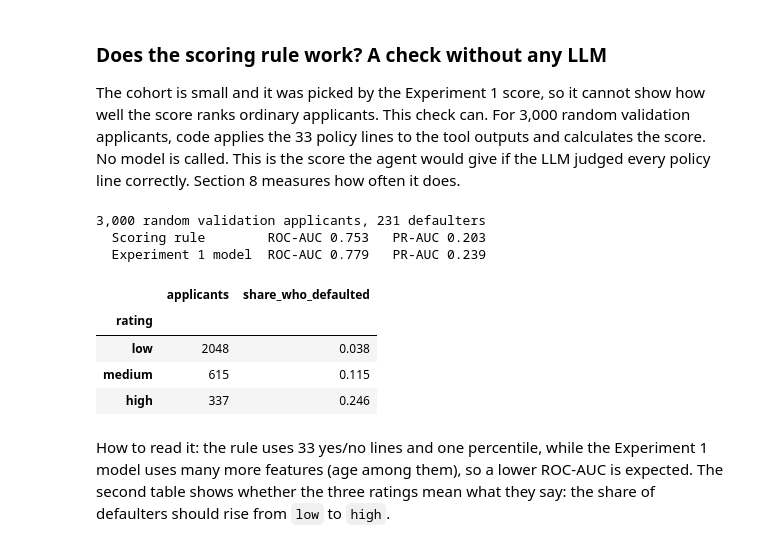
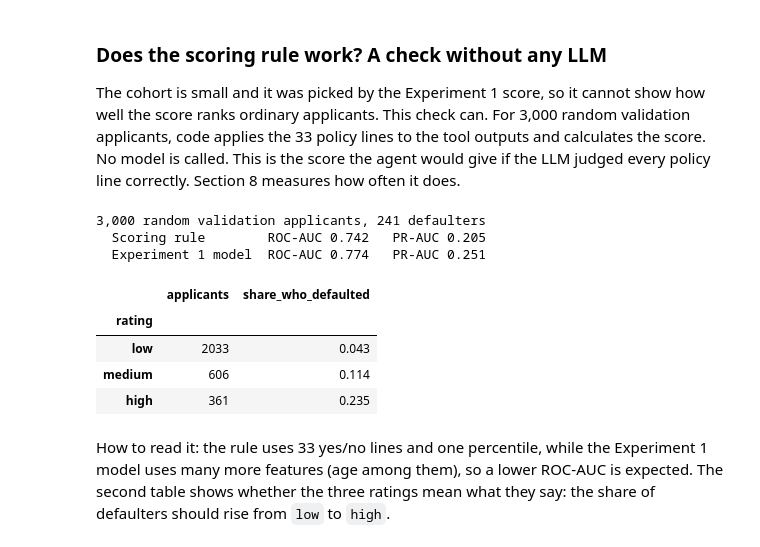
Before and after one commit to RaUzenL/bt4012_group6, a Jupyter notebook: Exp_3/exp3.ipynb, the cells around one changed output. Saved outputs shown, nothing was run; the diff lists cells and outputs as text; code cells hidden in the pictures.

```diff
--- a/Exp_3/exp3.ipynb
+++ b/Exp_3/exp3.ipynb
@@ -63,7 +63,7 @@ SHARED = tools.find_shared_folder()
 sys.path.insert(0, str(SHARED / "exp3"))
 import eval_exp3 as ev
 
-EXP1_SCORES = HERE.parent / "Exp_1" / "exp1_test_scores.csv"
+EXP1_SCORES = HERE.parent / "Exp_1" / "exp1_outputs" / "best_model_scores.csv"   # Experiment 1's final model
 DATA_FOLDER = HERE / "data"
 RUNS_FOLDER = HERE / "runs"
 RESULTS_FOLDER = HERE / "results"
@@ -305,31 +312,33 @@ policy line correctly. Section 8 measures how often it does.
 # %%
 from sklearn.metrics import average_precision_score, roc_auc_score
 
+all_scores = ev.load_predictions(EXP1_SCORES)          # Experiment 1's final model
+validation = all_scores[all_scores["split"] == "val"].sort_values("SK_ID_CURR")
 validation_sample = validation["SK_ID_CURR"].sample(3000, random_state=42).tolist()
 rule_scores = grading.score_rule_table(validation_sample, SHARED)
 rule_scores = rule_scores.merge(grading.load_targets(validation_sample, SHARED), on="SK_ID_CURR")
 rule_scores = rule_scores.merge(all_scores[["SK_ID_CURR", "score"]], on="SK_ID_CURR")
 
 print("3,000 random validation applicants, {0} defaulters".format(int(rule_scores["TARGET"].sum())))
 print("  Scoring rule        ROC-AUC {0:.3f}   PR-AUC {1:.3f}".format(
     roc_auc_score(rule_scores["TARGET"], rule_scores["rule_score"]),
     average_precision_score(rule_scores["TARGET"], rule_scores["rule_score"])))
 print("  Experiment 1 model  ROC-AUC {0:.3f}   PR-AUC {1:.3f}".format(
     roc_auc_score(rule_scores["TARGET"], rule_scores["score"]),
     average_precision_score(rule_scores["TARGET"], rule_scores["score"])))
 
 rating_check = rule_scores.groupby("rating")["TARGET"].agg(["size", "mean"]).loc[["low", "medium", "high"]]
 rating_check.columns = ["applicants", "share_who_defaulted"]
 rating_check.round(3)
 # %% [output]
-3,000 random validation applicants, 231 defaulters
-  Scoring rule        ROC-AUC 0.753   PR-AUC 0.203
-  Experiment 1 model  ROC-AUC 0.779   PR-AUC 0.239
+3,000 random validation applicants, 241 defaulters
+  Scoring rule        ROC-AUC 0.742   PR-AUC 0.205
+  Experiment 1 model  ROC-AUC 0.774   PR-AUC 0.251
 |  | applicants | share_who_defaulted |
 | rating |  |  |
-| low | 2048 | 0.038 |
-| medium | 615 | 0.115 |
-| high | 337 | 0.246 |
+| low | 2033 | 0.043 |
+| medium | 606 | 0.114 |
+| high | 361 | 0.235 |
 # %% [markdown]
 How to read it: the rule uses 33 yes/no lines and one percentile, while the Experiment 1 model uses many more
 features (age among them), so a lower ROC-AUC is expected. The second table shows whether the three ratings mean
```
Also changed, not shown: parts of 23 cells of this notebook, 11 other files.
